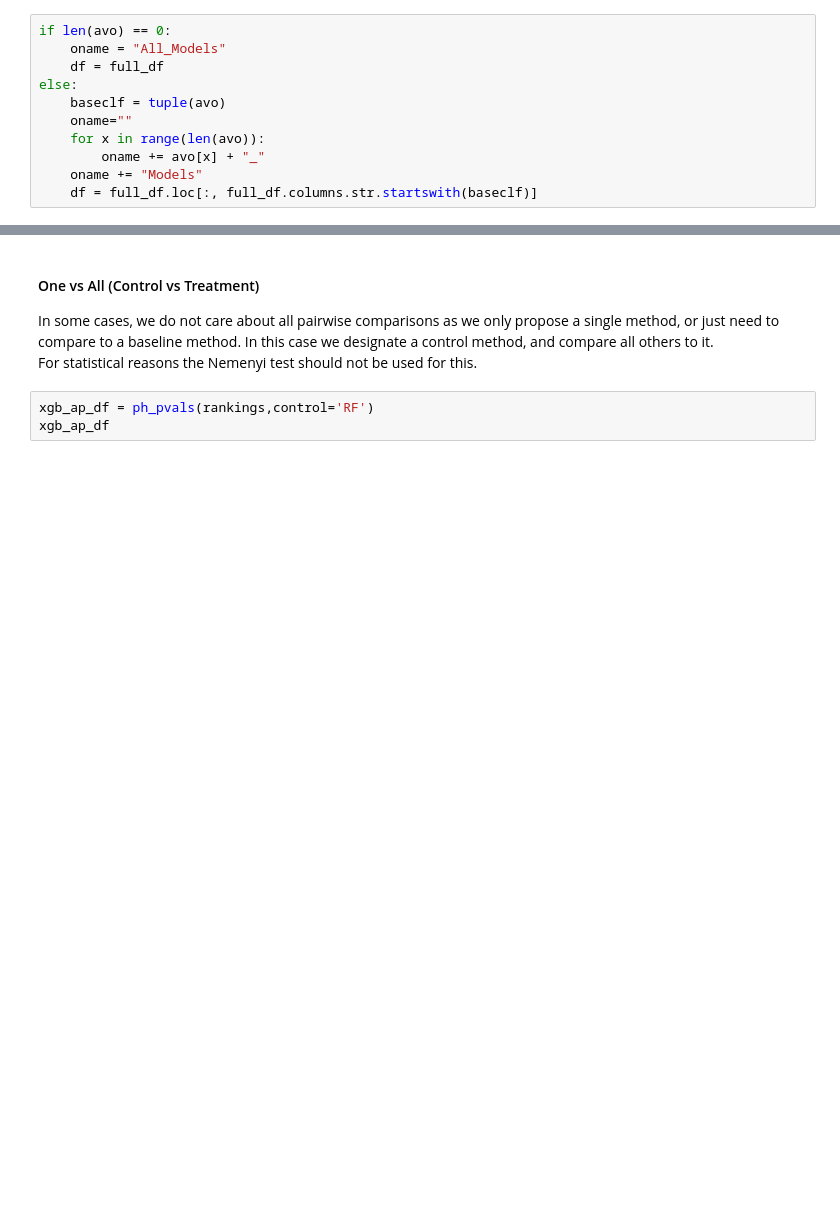
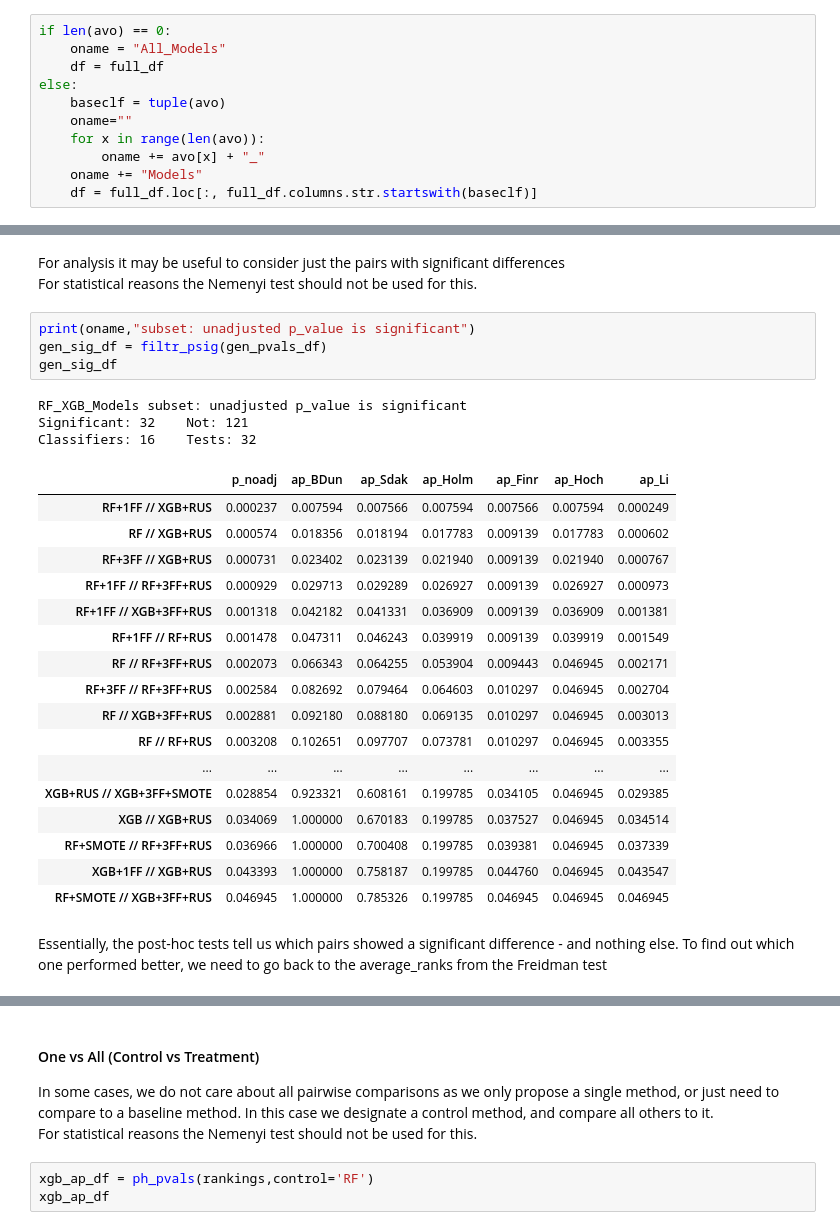
Before and after one commit to tomas-o-dev/P-Hacking, a Jupyter notebook: Demo/p_hakn_mult_db.ipynb, the cells around one changed output, grey strips where cells are left out. Drawn from its saved outputs; the diff is of its cells as text; blank space fills up the shorter version.

```diff
--- a/Demo/p_hakn_mult_db.ipynb
+++ b/Demo/p_hakn_mult_db.ipynb
@@ -116,0 +150,29 @@ nym_ap_df
+# %% [markdown]
+For analysis it may be useful to consider just the pairs with significant differences<br>For statistical reasons the Nemenyi test should not be used for this.
+# %%
+print(oname,"subset: unadjusted p_value is significant")
+gen_sig_df = filtr_psig(gen_pvals_df)
+gen_sig_df
+# %% [output]
+RF_XGB_Models subset: unadjusted p_value is significant
+Significant: 32    Not: 121
+Classifiers: 16    Tests: 32
+|  | p_noadj | ap_BDun | ap_Sdak | ap_Holm | ap_Finr | ap_Hoch | ap_Li |
+| RF+1FF // XGB+RUS | 0.000237 | 0.007594 | 0.007566 | 0.007594 | 0.007566 | 0.007594 | 0.000249 |
+| RF // XGB+RUS | 0.000574 | 0.018356 | 0.018194 | 0.017783 | 0.009139 | 0.017783 | 0.000602 |
+| RF+3FF // XGB+RUS | 0.000731 | 0.023402 | 0.023139 | 0.021940 | 0.009139 | 0.021940 | 0.000767 |
+| RF+1FF // RF+3FF+RUS | 0.000929 | 0.029713 | 0.029289 | 0.026927 | 0.009139 | 0.026927 | 0.000973 |
+| RF+1FF // XGB+3FF+RUS | 0.001318 | 0.042182 | 0.041331 | 0.036909 | 0.009139 | 0.036909 | 0.001381 |
+| RF+1FF // RF+RUS | 0.001478 | 0.047311 | 0.046243 | 0.039919 | 0.009139 | 0.039919 | 0.001549 |
+| RF // RF+3FF+RUS | 0.002073 | 0.066343 | 0.064255 | 0.053904 | 0.009443 | 0.046945 | 0.002171 |
+| RF+3FF // RF+3FF+RUS | 0.002584 | 0.082692 | 0.079464 | 0.064603 | 0.010297 | 0.046945 | 0.002704 |
+| RF // XGB+3FF+RUS | 0.002881 | 0.092180 | 0.088180 | 0.069135 | 0.010297 | 0.046945 | 0.003013 |
+| RF // RF+RUS | 0.003208 | 0.102651 | 0.097707 | 0.073781 | 0.010297 | 0.046945 | 0.003355 |
+| ... | ... | ... | ... | ... | ... | ... | ... |
+| XGB+RUS // XGB+3FF+SMOTE | 0.028854 | 0.923321 | 0.608161 | 0.199785 | 0.034105 | 0.046945 | 0.029385 |
+| XGB // XGB+RUS | 0.034069 | 1.000000 | 0.670183 | 0.199785 | 0.037527 | 0.046945 | 0.034514 |
+| RF+SMOTE // RF+3FF+RUS | 0.036966 | 1.000000 | 0.700408 | 0.199785 | 0.039381 | 0.046945 | 0.037339 |
+| XGB+1FF // XGB+RUS | 0.043393 | 1.000000 | 0.758187 | 0.199785 | 0.044760 | 0.046945 | 0.043547 |
+| RF+SMOTE // XGB+3FF+RUS | 0.046945 | 1.000000 | 0.785326 | 0.199785 | 0.046945 | 0.046945 | 0.046945 |
+# %% [markdown]
+Essentially, the post-hoc tests tell us which pairs showed a significant difference - and nothing else. To find out which one performed better, we need to go back to the average_ranks from the Freidman test
```
Also changed, not shown: parts of 19 cells of this notebook.
